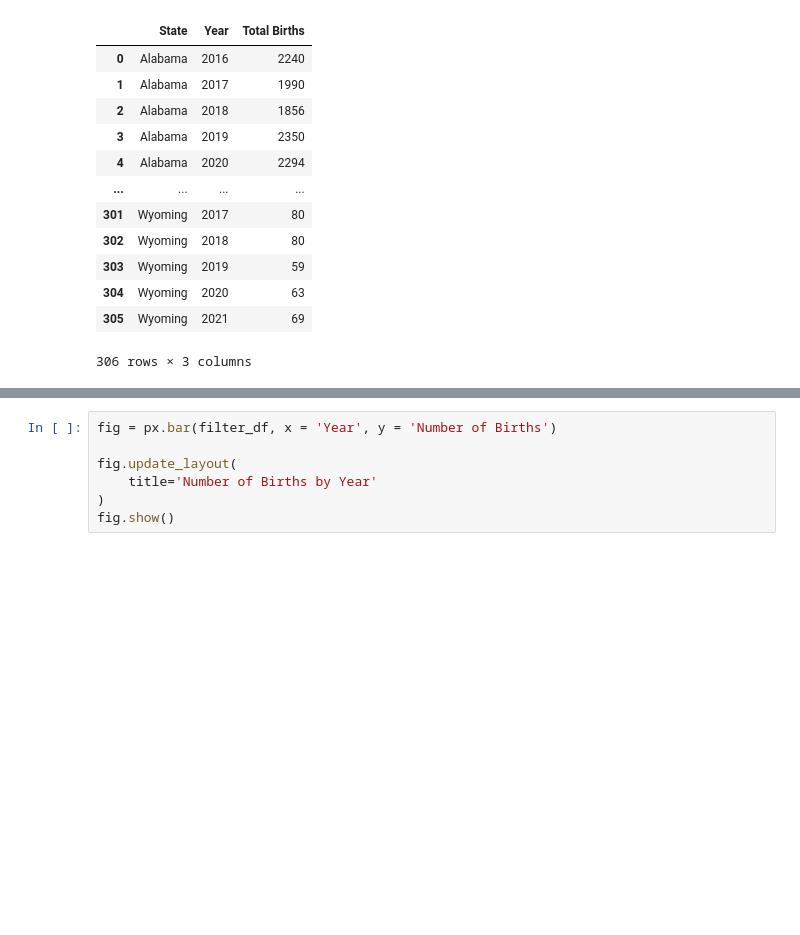
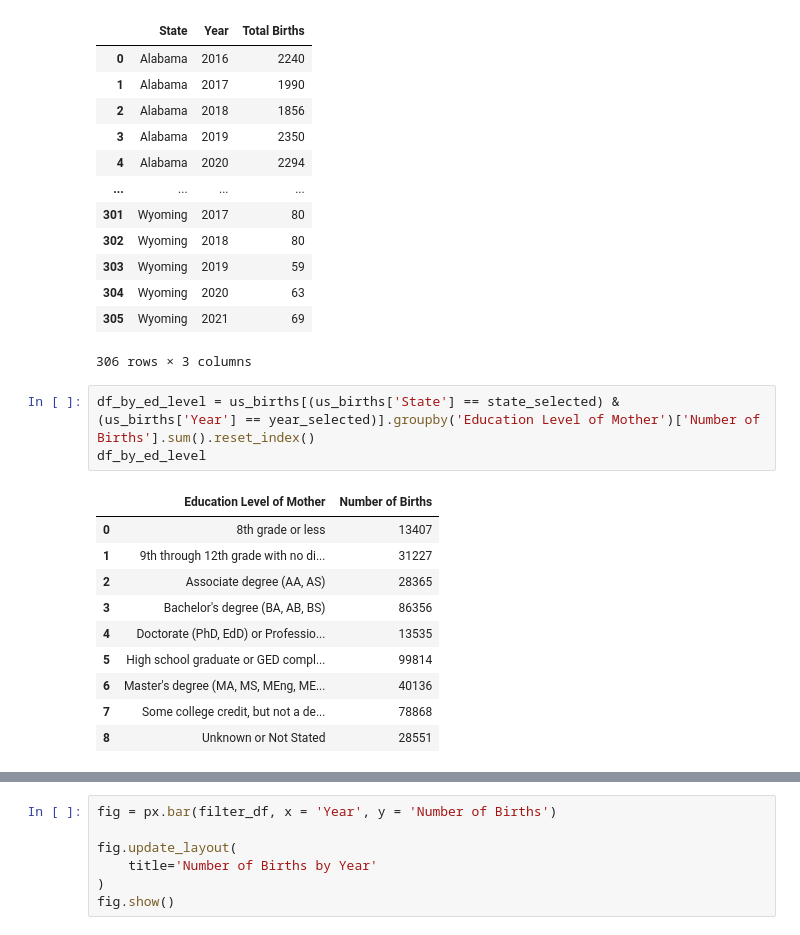
Before and after one commit to avt1993/US-Births-2016-2021, a Jupyter notebook: US_Births_Data_Cleaning.ipynb, the cells around one changed output, grey strips where cells are left out. Cells and saved outputs as stored; diff of their text form; blank space fills up the shorter version.

```diff
--- a/US_Births_Data_Cleaning.ipynb
+++ b/US_Births_Data_Cleaning.ipynb
@@ -52,6 +61,20 @@ new_df
 | 304 | Wyoming | 2020 | 63 |
 | 305 | Wyoming | 2021 | 69 |
 306 rows × 3 columns
+# %%
+df_by_ed_level = us_births[(us_births['State'] == state_selected) & (us_births['Year'] == year_selected)].groupby('Education Level of Mother')['Number of Births'].sum().reset_index()
+df_by_ed_level
+# %% [output]
+|  | Education Level of Mother | Number of Births |
+| 0 | 8th grade or less | 13407 |
+| 1 | 9th through 12th grade with no di... | 31227 |
+| 2 | Associate degree (AA, AS) | 28365 |
+| 3 | Bachelor's degree (BA, AB, BS) | 86356 |
+| 4 | Doctorate (PhD, EdD) or Professio... | 13535 |
+| 5 | High school graduate or GED compl... | 99814 |
+| 6 | Master's degree (MA, MS, MEng, ME... | 40136 |
+| 7 | Some college credit, but not a de... | 78868 |
+| 8 | Unknown or Not Stated | 28551 |
 # %%
 state_condition = us_births['State'] == 'Alabama'
 year_condition = us_births['Year'].between(2017, 2020)
```
Also changed, not shown: parts of 6 cells of this notebook, 3 other files.
